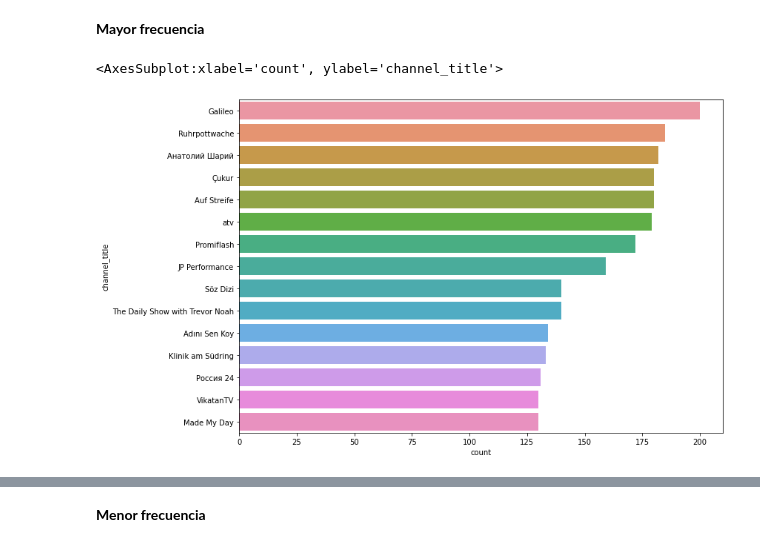
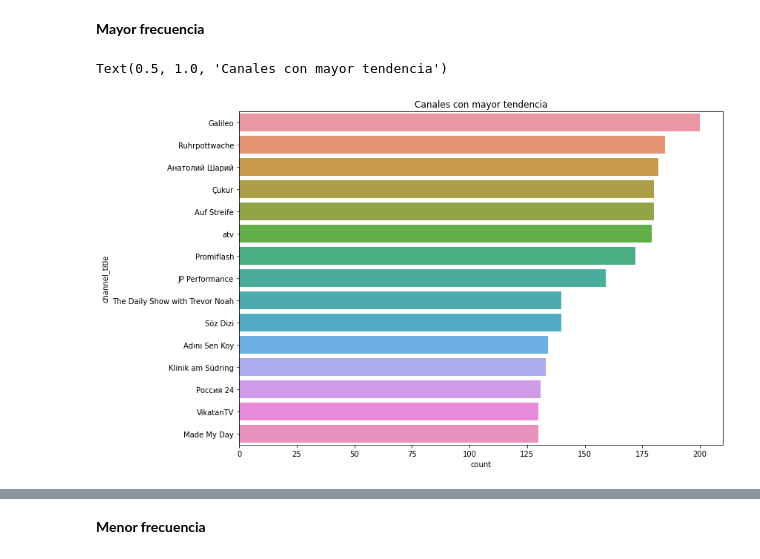
Before and after one commit to ZuxAlone/EB-2021-1-CC51, a Jupyter notebook: code/TF_code.ipynb, the cells around one changed output, grey strips where cells are left out. Drawn from its saved outputs; the diff is of its cells as text; code cells hidden in the pictures.

```diff
--- a/code/TF_code.ipynb
+++ b/code/TF_code.ipynb
@@ -473,10 +478,11 @@ Freq: M, Name: views, dtype: int64
 # %%
 a4_dims = (11.7, 8.27)
 fig, ax = plt.subplots(figsize=a4_dims)
 sns.countplot(y='channel_title', data=data, order = data['channel_title'].value_counts().iloc[:15].index)
+ax.set_title('Canales con mayor tendencia')
 # %% [output]
-<AxesSubplot:xlabel='count', ylabel='channel_title'>
+Text(0.5, 1.0, 'Canales con mayor tendencia')
-[figure, old version]
+[figure, new version]
 # %%
 data['channel_title'].value_counts().iloc[:15]
 # %% [output]
```
Also changed, not shown: parts of 7 cells of this notebook.
